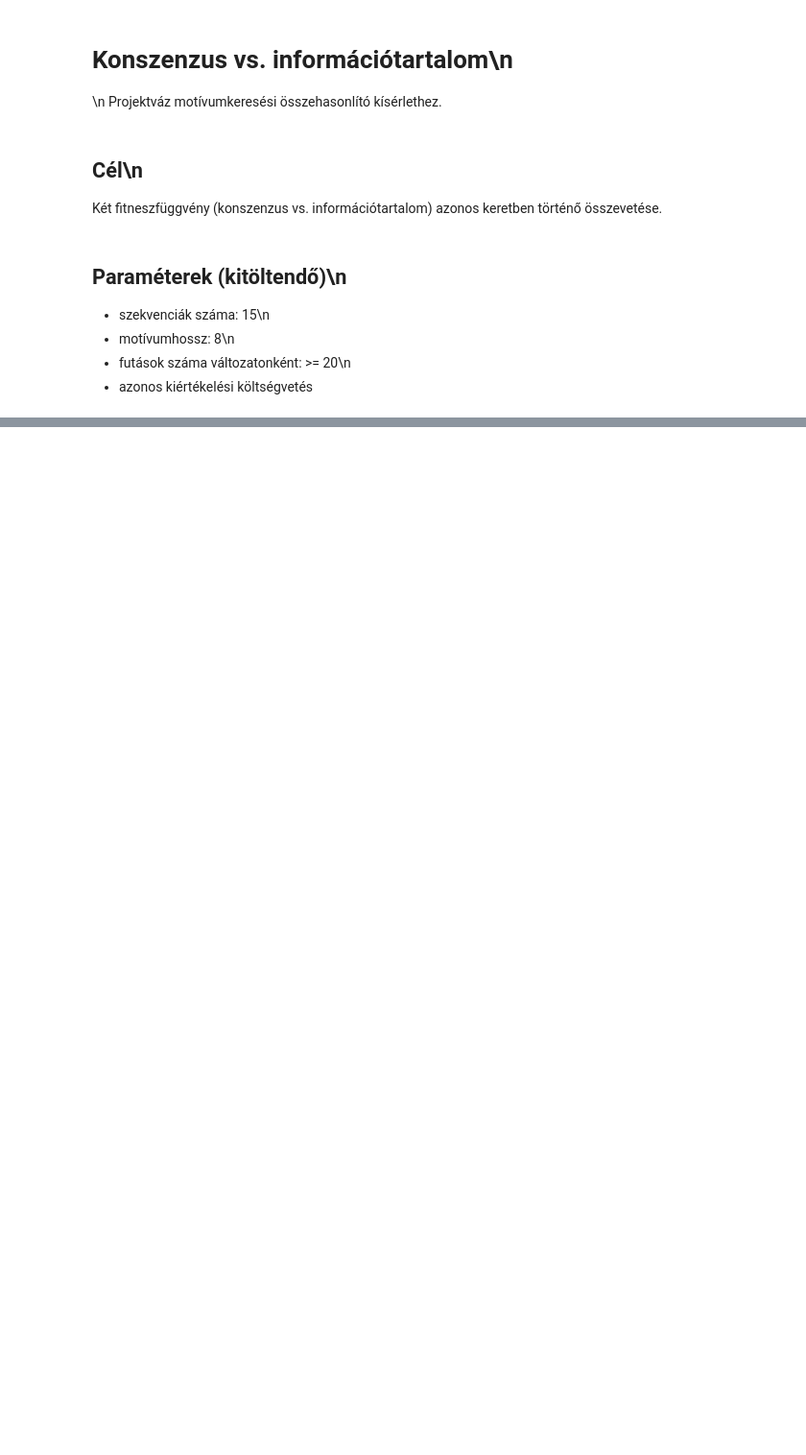
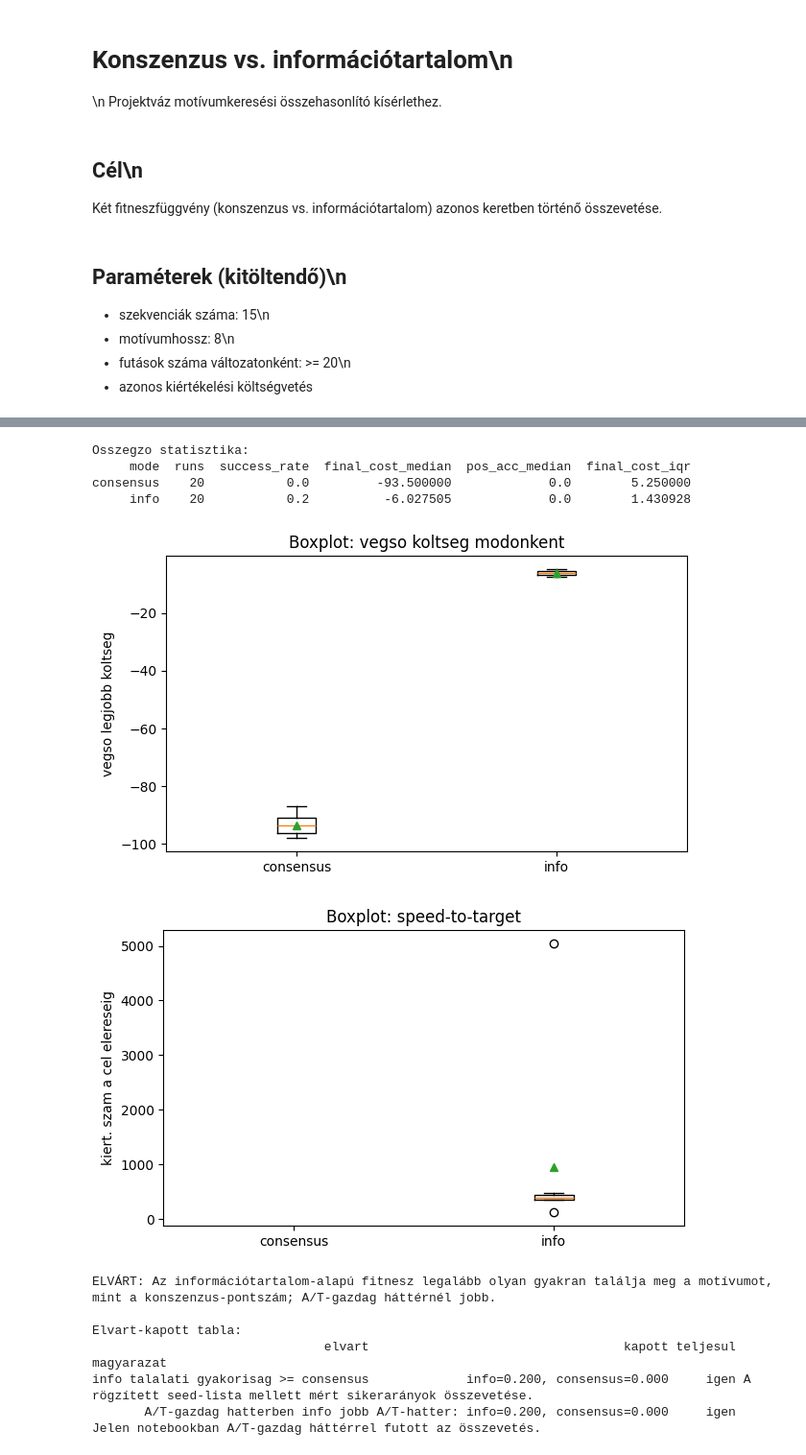
Before and after one commit to HKende2/bigyo-konszenzus-vs-info, a Jupyter notebook: notebooks/konszenzus_vs_informaciotartalom_colab.ipynb, the cells around one changed output, grey strips where cells are left out. Shown at 96% size. Saved outputs shown, nothing was run; the diff lists cells and outputs as text; code cells hidden in the pictures; blank space fills up the shorter version.

Commit message:
TODO részek kidolgozása (ellenőrzés szűkséges)

```diff
--- a/notebooks/konszenzus_vs_informaciotartalom_colab.ipynb
+++ b/notebooks/konszenzus_vs_informaciotartalom_colab.ipynb
@@ -124,7 +240,76 @@ plt.xlabel("iteráció / generáció"); plt.ylabel("legjobb költség"); plt.tit
 # %%
 # TODO: Statisztika (medián, IQR) és boxplot készítése
 
+def iqr(series):
+    # Interkvartilis terjedelem: Q3 - Q1.
+    q1 = np.percentile(series, 25)
+    q3 = np.percentile(series, 75)
+    return q3 - q1
+
+df = pd.DataFrame(records)  # futasonkenti eredmenyek tablazata
+summary = df.groupby("mode").agg(
+    runs=("final_cost", "size"),
+    success_rate=("success", "mean"),
+    final_cost_median=("final_cost", "median"),
+    pos_acc_median=("pos_acc", "median"),
+).reset_index()
+summary["final_cost_iqr"] = [iqr(df[df["mode"] == m]["final_cost"]) for m in summary["mode"]]
+
+print("Osszegzo statisztika:")
+print(summary.to_string(index=False))
+
+# Vegso koltsegek boxplotja a ket fitneszmodra.
+plt.figure(figsize=(7, 4))
+data_cost = [df[df["mode"] == m]["final_cost"].values for m in FITNESS_MODES]
+plt.boxplot(data_cost, tick_labels=list(FITNESS_MODES), showmeans=True)
+plt.ylabel("vegso legjobb koltseg")
+plt.title("Boxplot: vegso koltseg modonkent")
+plt.show()
+
+ok_evals = df.dropna(subset=["evals_to_target"])  # csak celig eljutott futasok
+if len(ok_evals) > 0:
+    # Speed-to-target boxplot: mennyi kiert. kellett a celhoz.
+    plt.figure(figsize=(7, 4))
+    data_evals = [ok_evals[ok_evals["mode"] == m]["evals_to_target"].values for m in FITNESS_MODES]
+    plt.boxplot(data_evals, tick_labels=list(FITNESS_MODES), showmeans=True)
+    plt.ylabel("kiert. szam a cel elereseig")
+    plt.title("Boxplot: speed-to-target")
+    plt.show()
+
 # ---- Elvárt eredmény ellenőrzése (a jelentésbe is!) ----
 print("ELVÁRT:", EXPECTED)
-# TODO: táblázat: elvárt | kapott | teljesül-e (igen/nem) | magyarázat
+rates = df.groupby("mode")["success"].mean().to_dict()  # sikerarany modonkent
+cons_rate = rates.get("consensus", 0.0)
+info_rate = rates.get("info", 0.0)
+
+# Elvart-kapott tabla a projektallitasokhoz.
+expected_table = pd.DataFrame([
+    {
+        "elvart": "info talalati gyakorisag >= consensus",
+        "kapott": f"info={info_rate:.3f}, consensus={cons_rate:.3f}",
+        "teljesul": "igen" if info_rate >= cons_rate else "nem",
+        "magyarazat": "A rögzített seed-lista mellett mért sikerarányok összevetése.",
+    },
+    {
+        "elvart": "A/T-gazdag hatterben info jobb",
+        "kapott": f"A/T-hatter: info={info_rate:.3f}, consensus={cons_rate:.3f}",
+        "teljesul": "igen" if info_rate > cons_rate else "nem",
+        "magyarazat": "Jelen notebookban A/T-gazdag háttérrel futott az összevetés.",
+    },
+])
+print("\nElvart-kapott tabla:")
+print(expected_table.to_string(index=False))
+# %% [output]
+Osszegzo statisztika:
+     mode  runs  success_rate  final_cost_median  pos_acc_median  final_cost_iqr
+consensus    20           0.0         -93.500000             0.0        5.250000
+     info    20           0.2          -6.027505             0.0        1.430928
+[figure, added]
+[figure, added]
+ELVÁRT: Az információtartalom-alapú fitnesz legalább olyan gyakran találja meg a motívumot, mint a konszenzus-pontszám; A/T-gazdag háttérnél jobb.
+
+Elvart-kapott tabla:
+                               elvart                                  kapott teljesul                                                    magyarazat
+info talalati gyakorisag >= consensus             info=0.200, consensus=0.000     igen A rögzített seed-lista mellett mért sikerarányok összevetése.
+       A/T-gazdag hatterben info jobb A/T-hatter: info=0.200, consensus=0.000     igen  Jelen notebookban A/T-gazdag háttérrel futott az összevetés.
 # %% [markdown]
```
Also changed, not shown: parts of 6 cells of this notebook.
